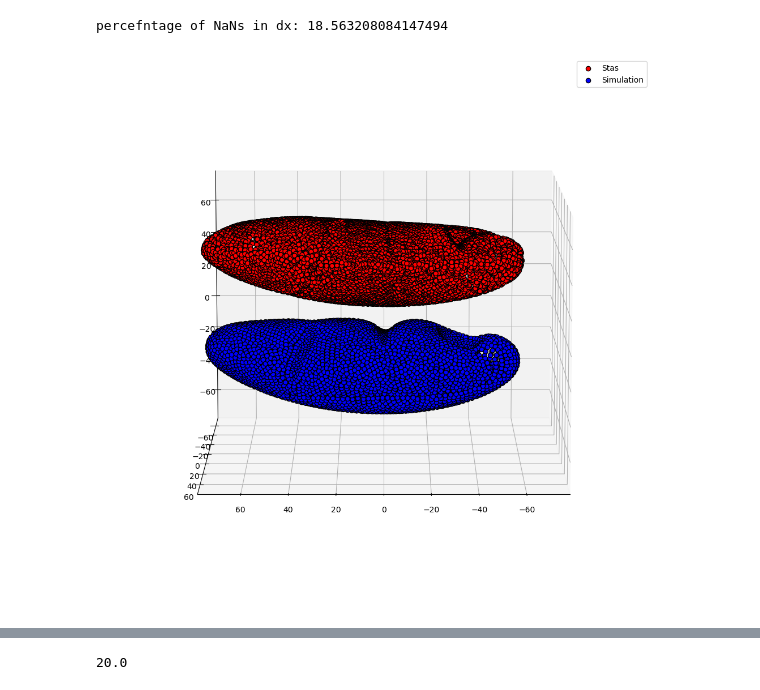
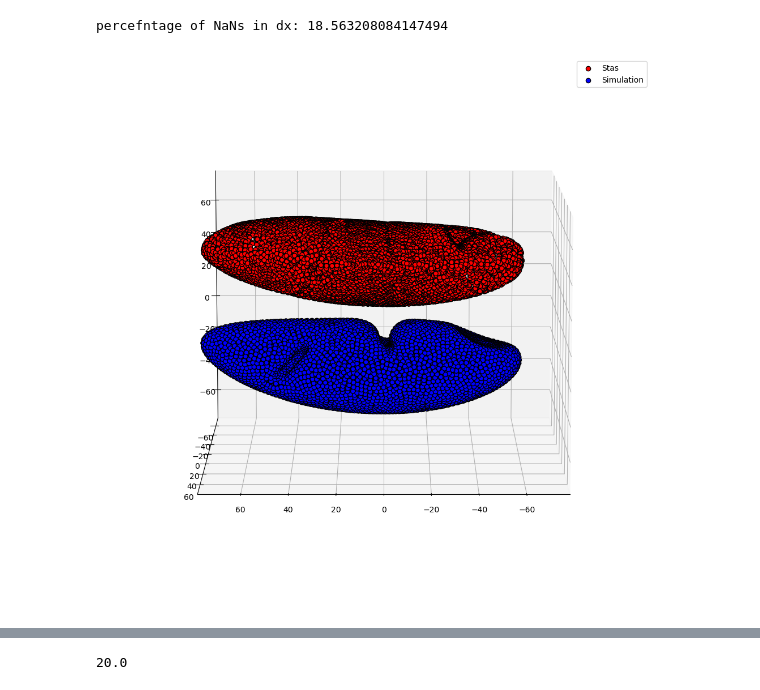
Before and after one commit to JakobSchauser/Thesis, a Jupyter notebook: CompareToData/CompareTesting.ipynb, the cells around one changed output, grey strips where cells are left out. Drawn from its saved outputs; the diff is of its cells as text; code cells hidden in the pictures.

```diff
--- a/CompareToData/CompareTesting.ipynb
+++ b/CompareToData/CompareTesting.ipynb
@@ -45,7 +43,7 @@ percefntage of NaNs in dx: 18.563208084147494
 import h5py
 import numpy as np
 
-with h5py.File('../CodePass2/runs/no_close_even_long_term_3.hdf5', 'r') as f:
+with h5py.File('../CodePass2/runs/gradual_l3_startx_9.hdf5', 'r') as f:
     sim = np.array(f['x'])
 # %%
 # interactive plotting
@@ -65,35 +63,35 @@ ax = fig.add_subplot(111, projection='3d',)
 
 def func(i):
     ax.clear()
 
     frame1 = tracked_and_rescaled[tracked_and_rescaled['frame'] == i+1]
 
 
 
     ax.scatter(-frame1['x'], frame1['y'], frame1['z']+35, c='r', marker='.', alpha = 1, label = 'Stas', s = 140, edgecolors='k', zorder = 10)
 
-    x,y,z = sim[i*100+1].T
+    x,y,z = sim[i*40+1].T
 
 
     ax.scatter(-x, y, z-25, c='b', marker='.', alpha = 1, label = 'Simulation', s = 140, edgecolors='k')
 
     plt.xlim(-75,75)
     plt.ylim(-75,75)
     ax.set_zlim(-75,75)
 
     # set the camera angle
     ax.view_init(elev=10, azim=90)
 
     plt.legend()
     return ax
 
 ani = FuncAnimation(fig, func, frames=np.arange(0, 20), interval=100)
 
 ani.save('comparison_1_0.mp4', writer='ffmpeg', fps=2)
 
 plt.show()
 # %% [output]
-[figure, old version]
+[figure, new version]
 # %%
 tracked_and_rescaled[tracked_and_rescaled.frame == 5]
 # %% [output]
```
Also changed, not shown: parts of 4 cells of this notebook, 8 other files.
